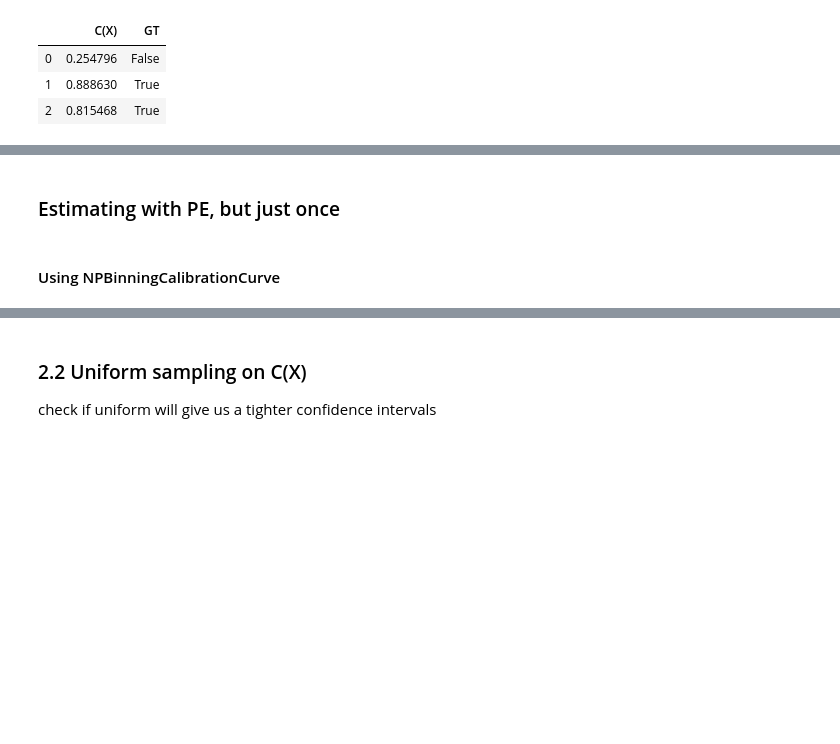
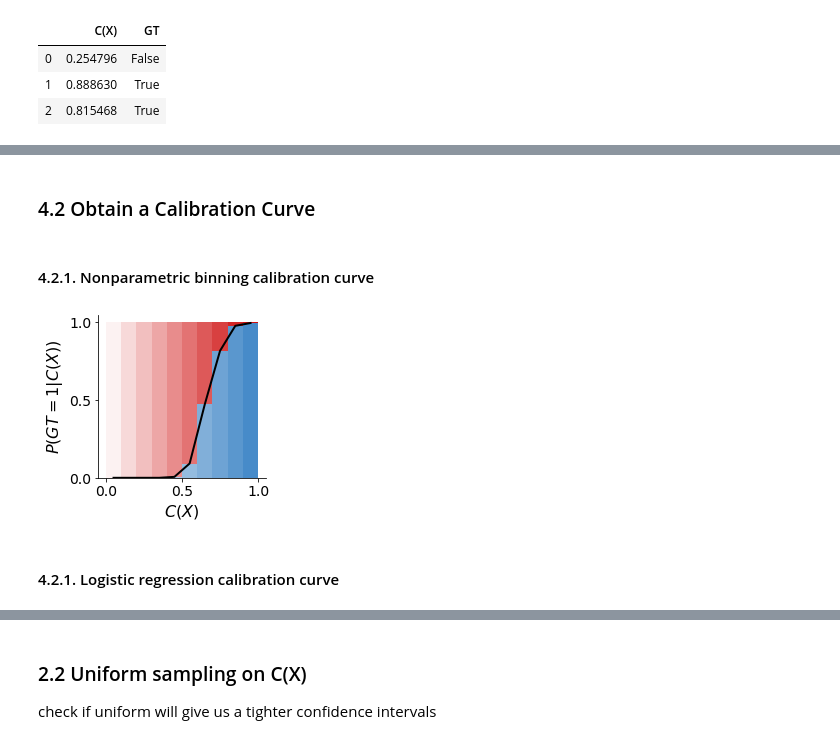
Before and after one commit to avalanchesiqi/pyquantifier, a Jupyter notebook: Sec2-Labeled-Sample-To-Calibration .ipynb, the cells around one changed output, grey strips where cells are left out. Drawn from its saved outputs; the diff is of its cells as text; code cells hidden in the pictures; blank space fills up the shorter version.

```diff
--- a/Sec2-Labeled-Sample-To-Calibration .ipynb
+++ b/Sec2-Labeled-Sample-To-Calibration .ipynb
@@ -107,4 +145,12 @@ base_dh.generate_all_distribution_plots(df=random_sample_df, num_bin=10)
-# %% [markdown]
-### Estimating with PE, but just once
-# %% [markdown]
-#### Using NPBinningCalibrationCurve
+# %% [markdown]
+### 4.2 Obtain a Calibration Curve
+# %% [markdown]
+#### 4.2.1. Nonparametric binning calibration curve
+# %%
+sample_calibration_curve = NPBinningCalibrationCurve(random_sample_df, num_bin=10)
+# %%
+sample_calibration_curve.plot()
+# %% [output]
+[figure, added]
+# %% [markdown]
+#### 4.2.1. Logistic regression calibration curve
```
Also changed, not shown: parts of 94 cells of this notebook, 21 other files.
